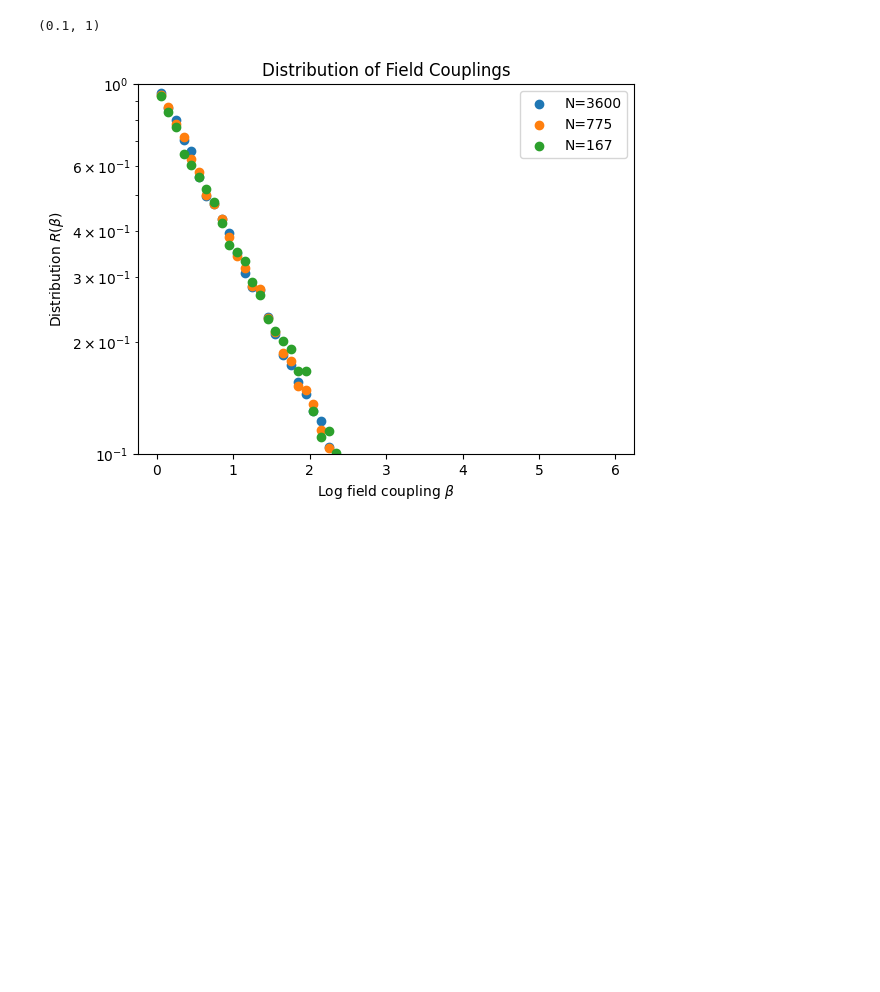
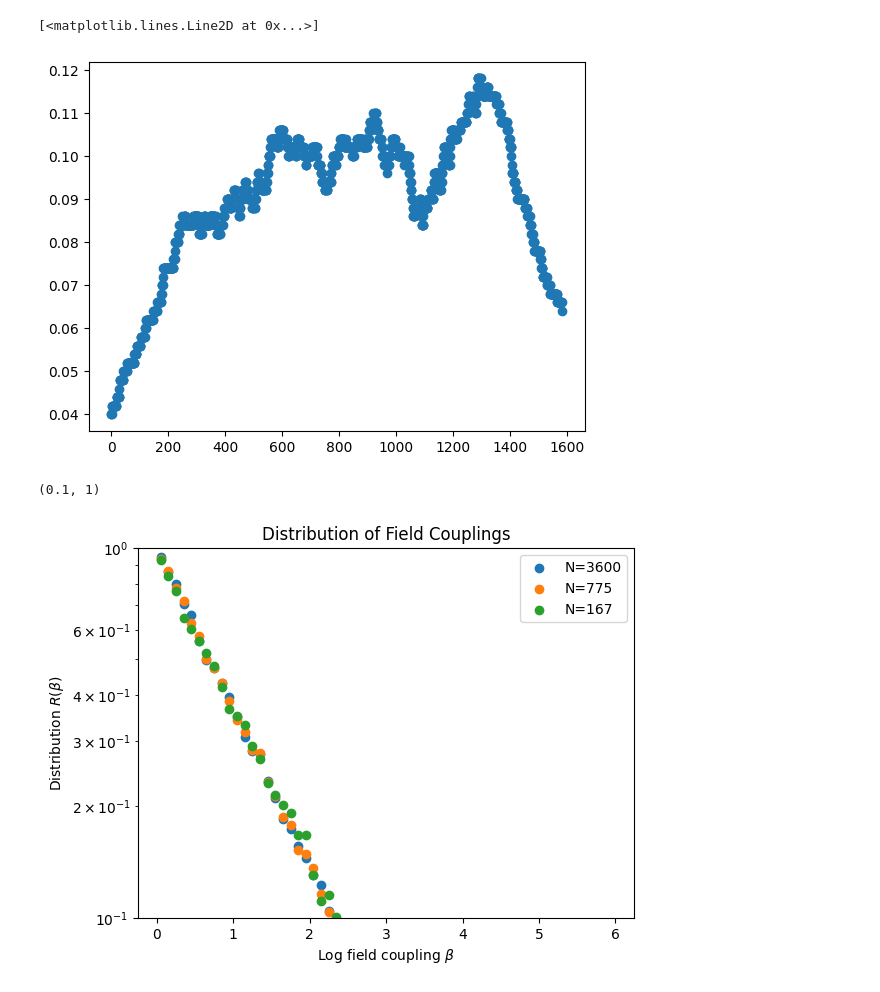
Before and after one commit to tsgaurav/Ising_RSRG, a Jupyter notebook: ipynb_notebooks/Analysis.ipynb, the cells around one changed output. Cells and saved outputs as stored; diff of their text form; code cells hidden in the pictures; blank space fills up the shorter version.

```diff
--- a/ipynb_notebooks/Analysis.ipynb
+++ b/ipynb_notebooks/Analysis.ipynb
@@ -216,3 +228,13 @@ a
+# %%
+window_size = 500
+
+mask = np.ones(window_size)/window_size
+convolved_data=np.convolve(coupling_dec_list,mask,'same')
+
+plt.plot(convolved_data, linestyle='', marker='o')
+# %% [output]
+[<matplotlib.lines.Line2D at 0x...>]
+[figure, added]
 # %%
 
 
```
Also changed, not shown: parts of 6 cells of this notebook, 6 other files.
